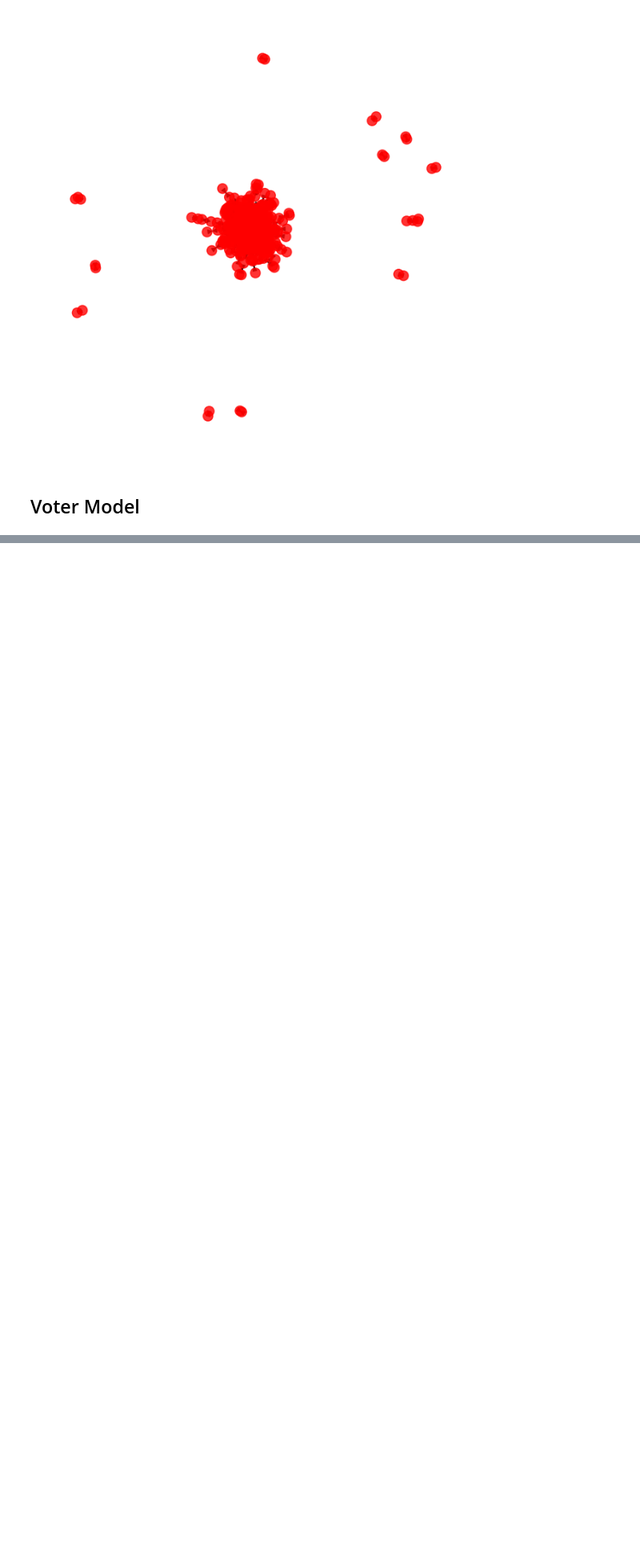
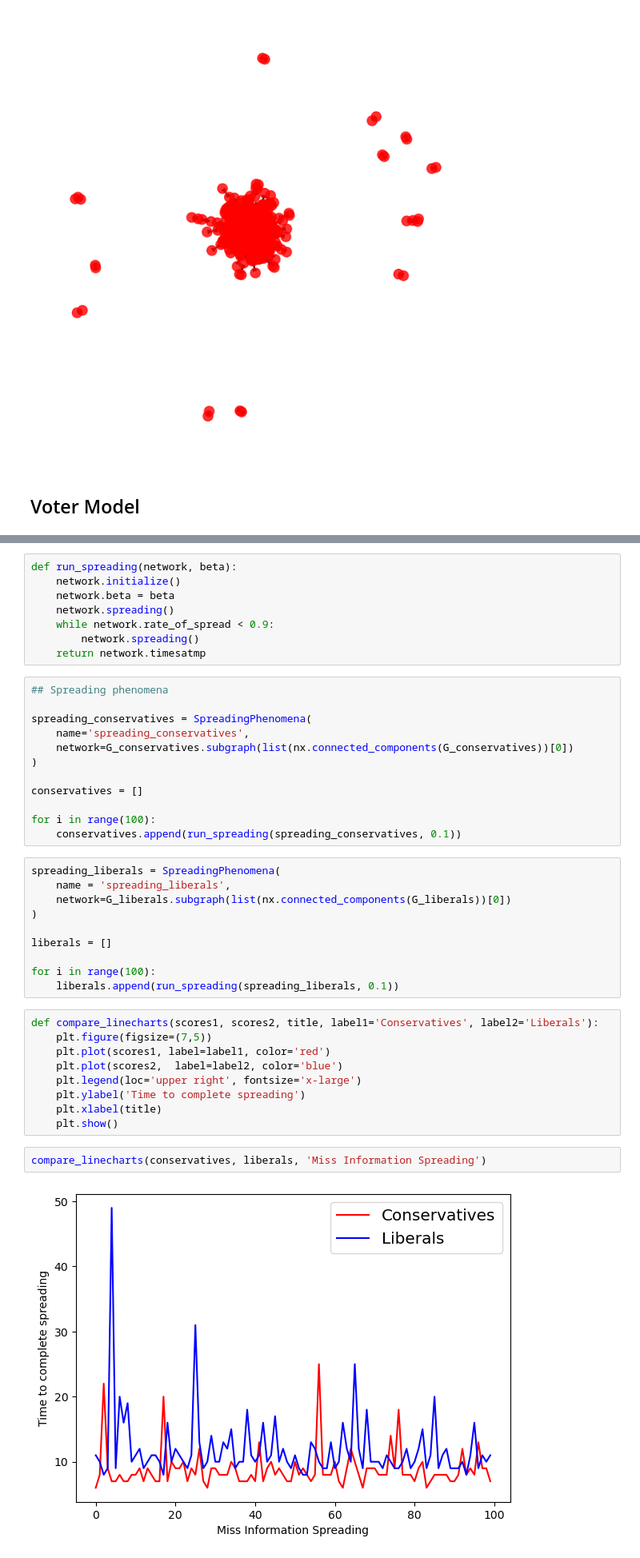
Before and after one commit to EyuelPersonal/complex_networks, a Jupyter notebook: analysis.ipynb, the cells around one changed output, grey strips where cells are left out. Shown: that part at 80% size. Saved outputs shown, nothing was run; the diff lists cells and outputs as text; blank space fills up the shorter version.

```diff
--- a/analysis.ipynb
+++ b/analysis.ipynb
@@ -508,0 +621,43 @@ compare_linecharts(democrats, conservatives, 'Ordered removal of nodes')
+# %%
+def run_spreading(network, beta):
+    network.initialize()
+    network.beta = beta
+    network.spreading()
+    while network.rate_of_spread < 0.9:
+        network.spreading()
+    return network.timesatmp
+# %%
+## Spreading phenomena
+
+spreading_conservatives = SpreadingPhenomena(
+    name='spreading_conservatives',
+    network=G_conservatives.subgraph(list(nx.connected_components(G_conservatives))[0])
+)
+
+conservatives = []
+
+for i in range(100):
+    conservatives.append(run_spreading(spreading_conservatives, 0.1))
+# %%
+spreading_liberals = SpreadingPhenomena(
+    name = 'spreading_liberals',
+    network=G_liberals.subgraph(list(nx.connected_components(G_liberals))[0])
+)
+
+liberals = []
+
+for i in range(100):
+    liberals.append(run_spreading(spreading_liberals, 0.1))
+# %%
+def compare_linecharts(scores1, scores2, title, label1='Conservatives', label2='Liberals'):
+    plt.figure(figsize=(7,5))
+    plt.plot(scores1, label=label1, color='red')
+    plt.plot(scores2,  label=label2, color='blue')
+    plt.legend(loc='upper right', fontsize='x-large')
+    plt.ylabel('Time to complete spreading')
+    plt.xlabel(title)
+    plt.show()
+# %%
+compare_linecharts(conservatives, liberals, 'Miss Information Spreading')
+# %% [output]
+[figure, added]
```
Also changed, not shown: parts of 15 cells of this notebook.
